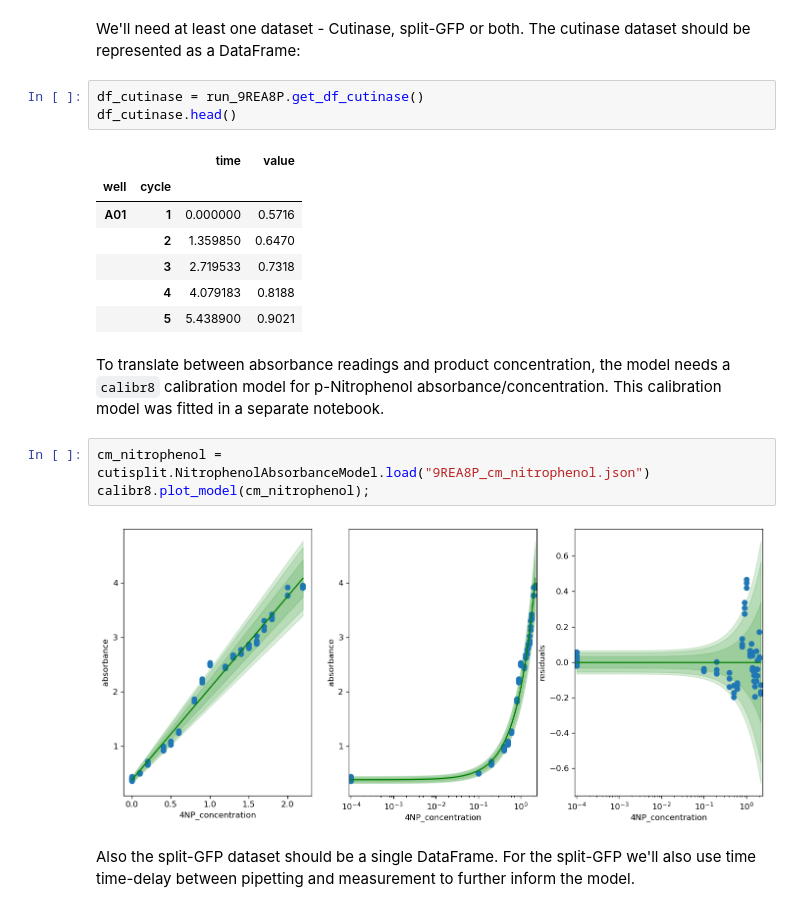
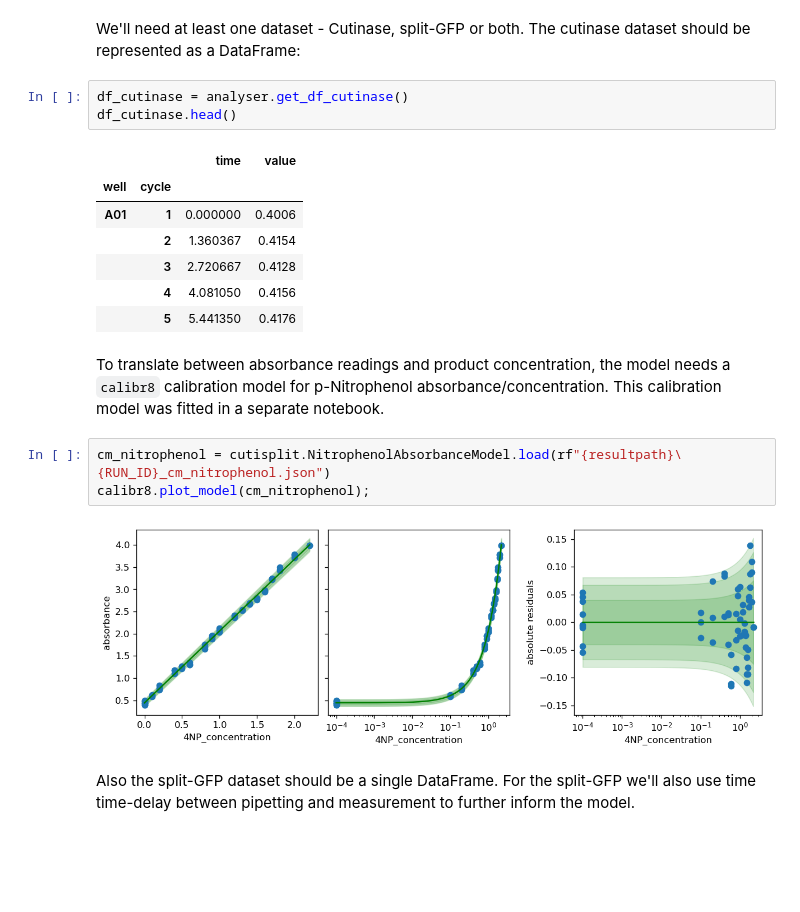
Before and after one commit to JuBiotech/petase-ts-paper, a Jupyter notebook: notebooks/Demo_02_Fitting.ipynb, the cells around one changed output. Cells and saved outputs as stored; diff of their text form; blank space fills up the shorter version.

```diff
--- a/notebooks/Demo_02_Fitting.ipynb
+++ b/notebooks/Demo_02_Fitting.ipynb
@@ -51,24 +59,24 @@ df_inputs.head()
 We'll need at least one dataset - Cutinase, split-GFP or both.
 The cutinase dataset should be represented as a DataFrame:
 # %%
-df_cutinase = run_9REA8P.get_df_cutinase()
+df_cutinase = analyser.get_df_cutinase()
 df_cutinase.head()
 # %% [output]
 |  |  | time | value |
 | well | cycle |  |  |
-| A01 | 1 | 0.000000 | 0.5716 |
-|  | 2 | 1.359850 | 0.6470 |
-|  | 3 | 2.719533 | 0.7318 |
-|  | 4 | 4.079183 | 0.8188 |
-|  | 5 | 5.438900 | 0.9021 |
+| A01 | 1 | 0.000000 | 0.4006 |
+|  | 2 | 1.360367 | 0.4154 |
+|  | 3 | 2.720667 | 0.4128 |
+|  | 4 | 4.081050 | 0.4156 |
+|  | 5 | 5.441350 | 0.4176 |
 # %% [markdown]
 To translate between absorbance readings and product concentration, the model needs a `calibr8` calibration model for p-Nitrophenol absorbance/concentration.
 This calibration model was fitted in a separate notebook.
 # %%
-cm_nitrophenol = cutisplit.NitrophenolAbsorbanceModel.load("9REA8P_cm_nitrophenol.json")
+cm_nitrophenol = cutisplit.NitrophenolAbsorbanceModel.load(rf"{resultpath}\{RUN_ID}_cm_nitrophenol.json")
 calibr8.plot_model(cm_nitrophenol);
 # %% [output]
-[figure, old version]
+[figure, new version]
 # %% [markdown]
 Also the split-GFP dataset should be a single DataFrame. For the split-GFP we'll also use time time-delay between pipetting and measurement to further inform the model.
 # %%
```
Also changed, not shown: parts of 7 cells of this notebook, 3 other files.
